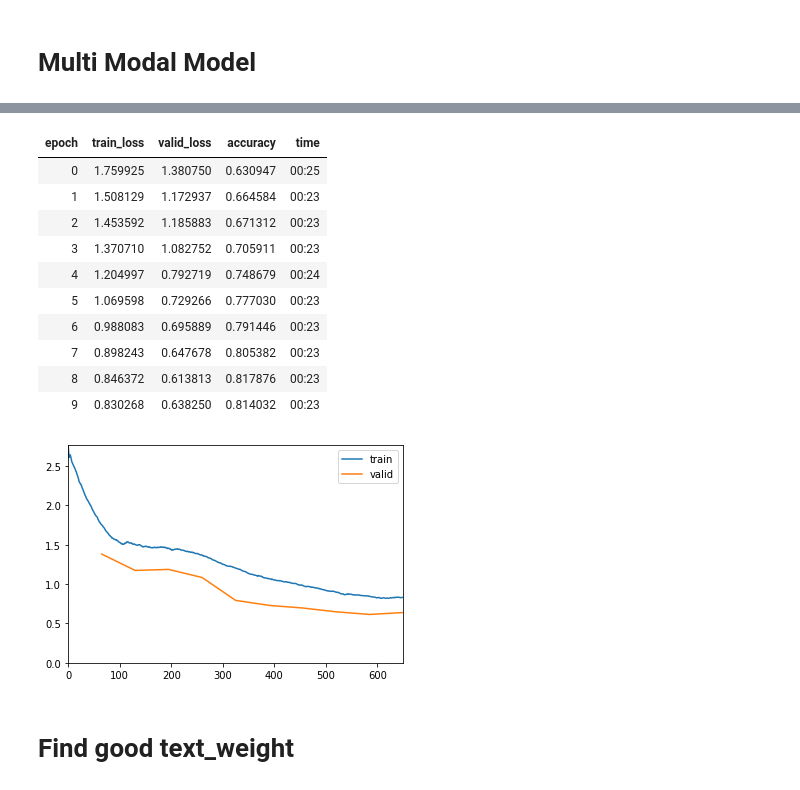
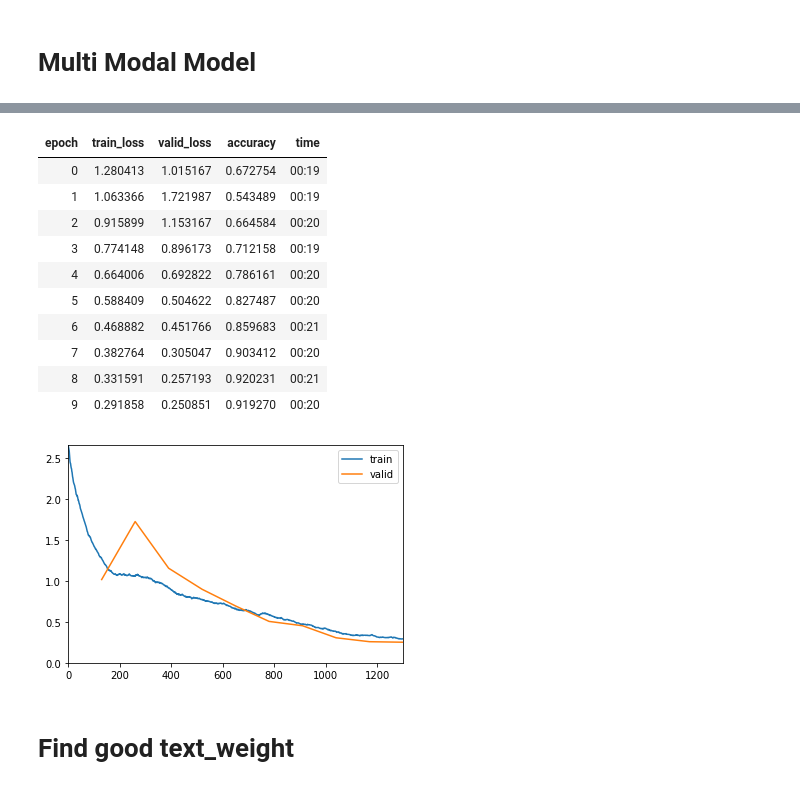
Before and after one commit to Jchang4/paddy-disease-classification, a Jupyter notebook: 4 - Combine Basic Image and Text Models.ipynb, the cells around one changed output, grey strips where cells are left out. Saved outputs shown, nothing was run; the diff lists cells and outputs as text; code cells hidden in the pictures.

```diff
--- a/4 - Combine Basic Image and Text Models.ipynb
+++ b/4 - Combine Basic Image and Text Models.ipynb
@@ -6,7 +7,7 @@ from helpers import *
 
 set_seed(99, True)
 # %%
-bs = 128
+bs = 64
 
 vision_arch = 'resnet18'
 # vision_arch = 'levit_256'
@@ -37,7 +38,7 @@ class MyMultiModalModel(Module):
     def forward(self, *inputs, **kwargs):
         images, texts = inputs
         v_out = self.vision(images)
-        t_out = self.text(texts.type('Long'))[0]
+        t_out = self.text(texts)[0]
         return ((v_out * (1 - self.text_weight)) + (t_out * self.text_weight))
 # %%
 learn = Learner(dls, MyMultiModalModel(text_weight=0.5), metrics=[accuracy], cbs=[ShowGraphCallback()])
@@ -46,20 +51,21 @@ learn = Learner(dls, MyMultiModalModel(text_weight=0.5), metrics=[accuracy], cbs
 # %%
 lr = 2e-2
 # %%
-learn.fit_one_cycle(10, lr)
+with safely_train_with_gpu():
+    learn.fit_one_cycle(10, lr)
 # %% [output]
 | epoch | train_loss | valid_loss | accuracy | time |
-| 0 | 1.759925 | 1.380750 | 0.630947 | 00:25 |
-| 1 | 1.508129 | 1.172937 | 0.664584 | 00:23 |
-| 2 | 1.453592 | 1.185883 | 0.671312 | 00:23 |
-| 3 | 1.370710 | 1.082752 | 0.705911 | 00:23 |
-| 4 | 1.204997 | 0.792719 | 0.748679 | 00:24 |
-| 5 | 1.069598 | 0.729266 | 0.777030 | 00:23 |
-| 6 | 0.988083 | 0.695889 | 0.791446 | 00:23 |
-| 7 | 0.898243 | 0.647678 | 0.805382 | 00:23 |
-| 8 | 0.846372 | 0.613813 | 0.817876 | 00:23 |
-| 9 | 0.830268 | 0.638250 | 0.814032 | 00:23 |
+| 0 | 1.280413 | 1.015167 | 0.672754 | 00:19 |
+| 1 | 1.063366 | 1.721987 | 0.543489 | 00:19 |
+| 2 | 0.915899 | 1.153167 | 0.664584 | 00:20 |
+| 3 | 0.774148 | 0.896173 | 0.712158 | 00:19 |
+| 4 | 0.664006 | 0.692822 | 0.786161 | 00:20 |
+| 5 | 0.588409 | 0.504622 | 0.827487 | 00:20 |
+| 6 | 0.468882 | 0.451766 | 0.859683 | 00:21 |
+| 7 | 0.382764 | 0.305047 | 0.903412 | 00:20 |
+| 8 | 0.331591 | 0.257193 | 0.920231 | 00:21 |
+| 9 | 0.291858 | 0.250851 | 0.919270 | 00:20 |
-[figure, old version]
+[figure, new version]
 # %% [markdown]
 # Find good text_weight
 # %%
```
Also changed, not shown: parts of 6 cells of this notebook, 5 other files.
